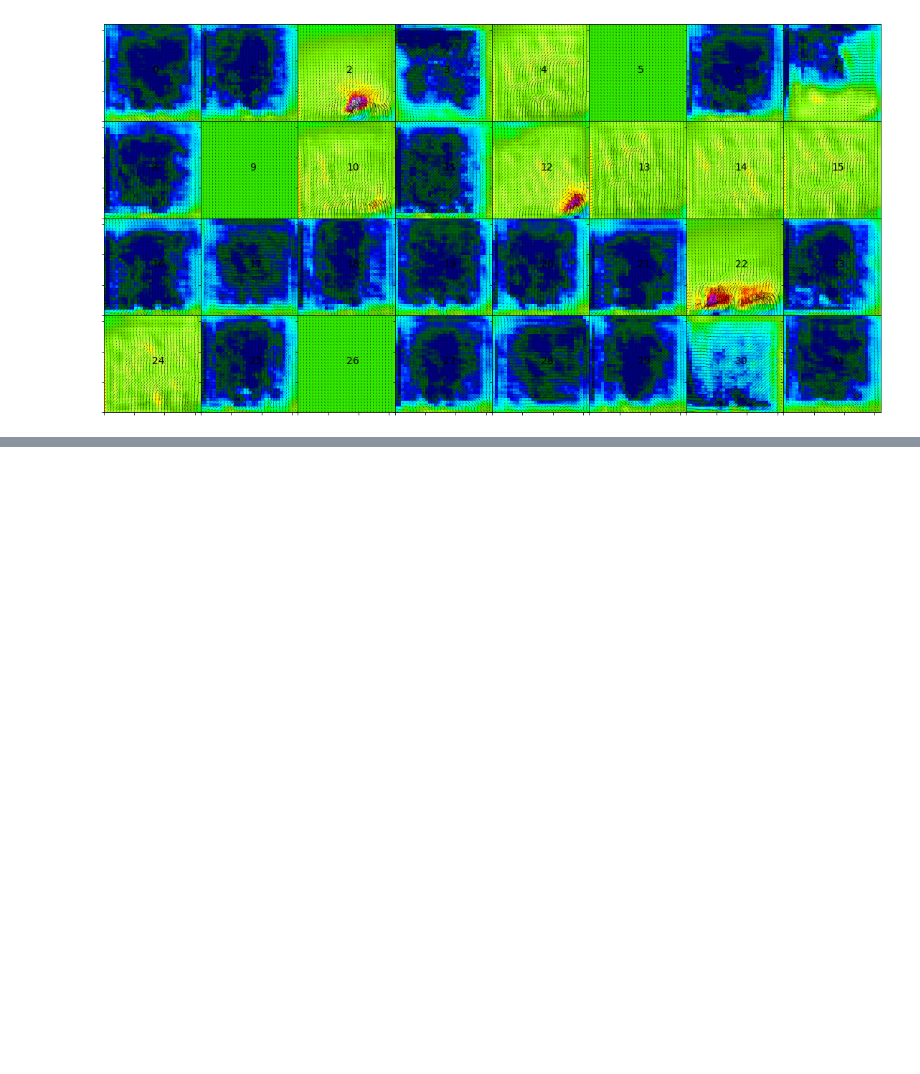
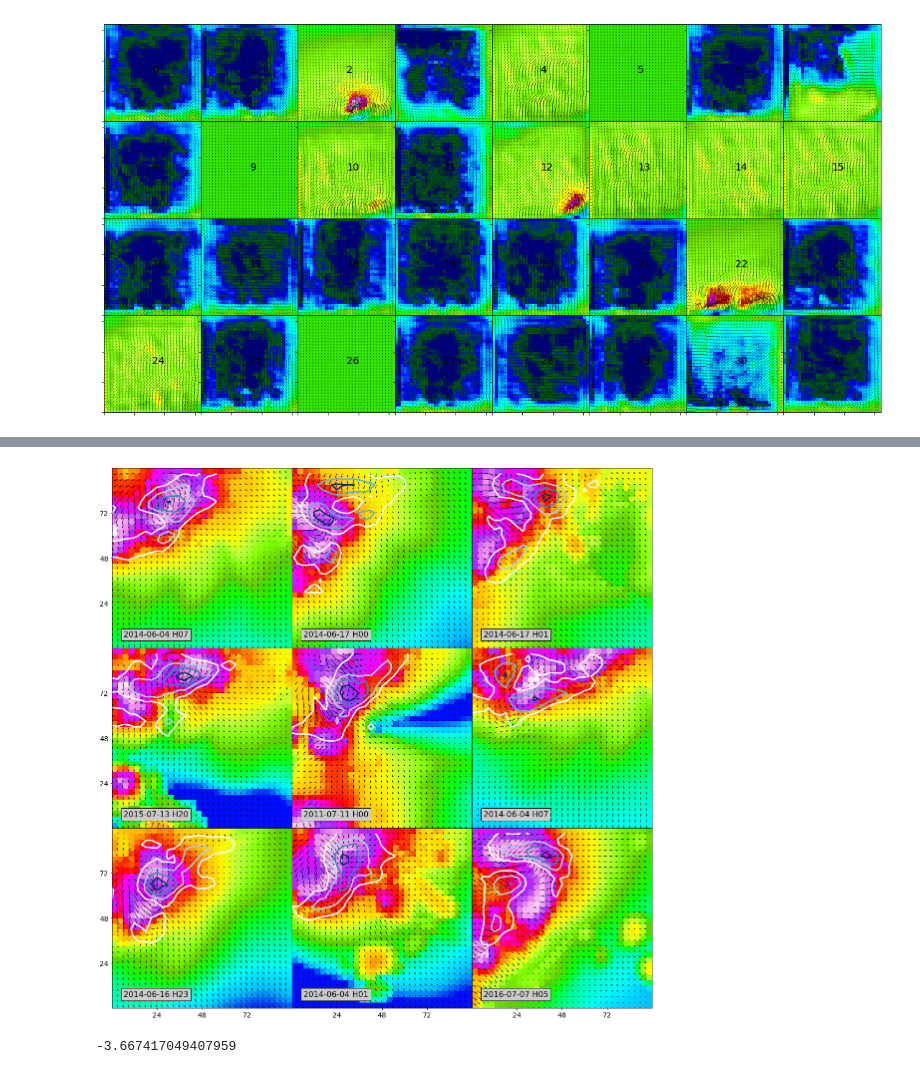
Before and after one commit to djgagne/swirlnet, a Jupyter notebook: notebooks/deep_swirl_tutorial.ipynb, the cells around one changed output, grey strips where cells are left out. Saved outputs shown, nothing was run; the diff lists cells and outputs as text; code cells hidden in the pictures; blank space fills up the shorter version.

```diff
--- a/notebooks/deep_swirl_tutorial.ipynb
+++ b/notebooks/deep_swirl_tutorial.ipynb
@@ -747,0 +823,20 @@ plt.savefig("mean_conv_filter_activations.png", dpi=300, bbox_inches="tight")
+# %%
+fig, axes = plt.subplots(3, 3, figsize=(16 , 16), sharex=True, sharey=True)
+plt.subplots_adjust(0.01, 0.01, 0.95, 0.95, hspace=0, wspace=0)
+pn = 3
+for a, ax in enumerate(axes.ravel()):
+    ax.pcolormesh(all_in_data[top_examples[pn, a], :, :, 0], vmin=-10, vmax=80, cmap="gist_ncar")
+    ax.contour(top_gradients[pn, a, :, :, 0], np.arange(1, 8, 2), cmap="Blues", linewidths=3)
+    ax.quiver(all_in_data[top_examples[pn, a], :, :, 1], all_in_data[top_examples[pn, a], :, :, 2])
+    ax.text(2,2, pd.Timestamp(all_valid_times[top_examples[pn, a]]).strftime("%Y-%m-%d H%H"), fontsize=16,
+           bbox=dict(boxstyle="square",ec="k", fc="0.8"))
+    ax.set_xticks(np.arange(8, 32, 8))
+    ax.set_xticklabels(np.arange(8, 32, 8) * 3, fontsize=14)
+    ax.set_yticks(np.arange(8, 32, 8))
+    ax.set_yticklabels(np.arange(8, 32, 8) * 3, fontsize=14)
+# %% [output]
+[figure, added]
+# %%
+top_gradients[0, a, :, :, 0].min()
+# %% [output]
+-3.667417049407959
```
Also changed, not shown: parts of 8 cells of this notebook.
